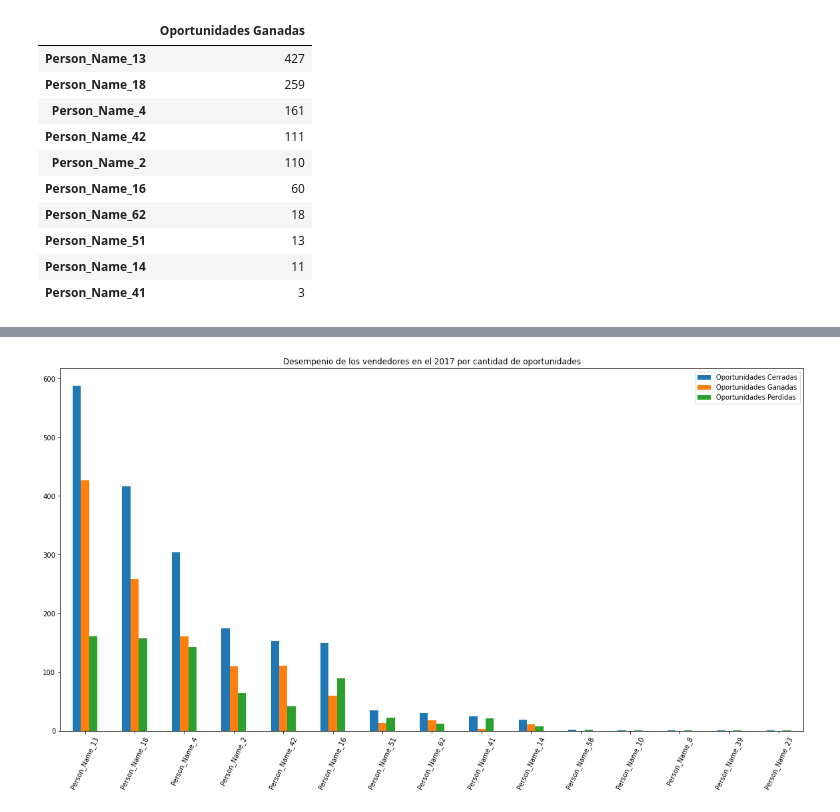
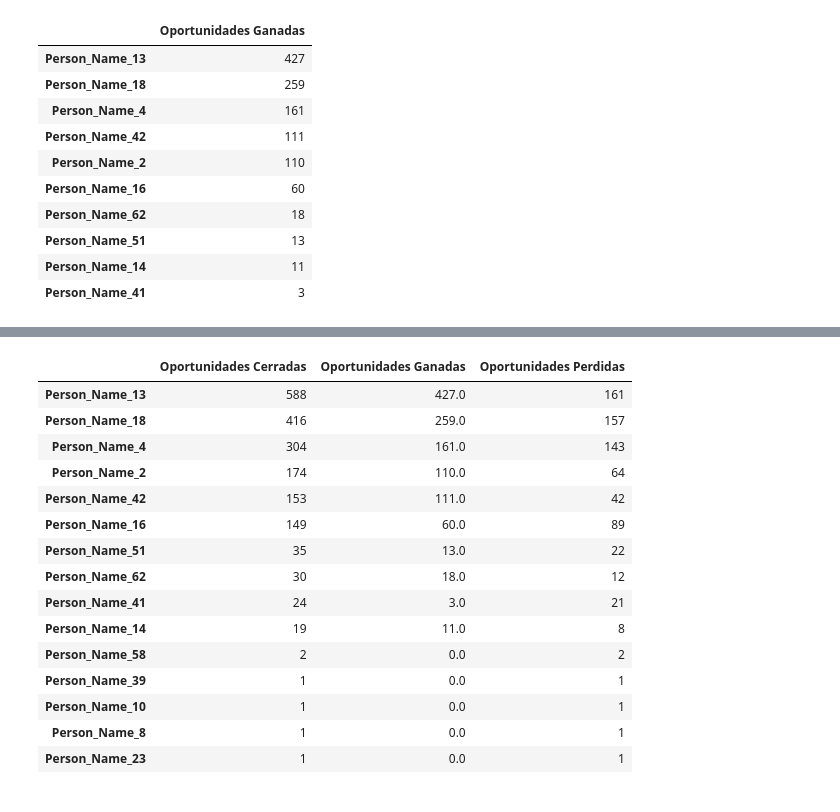
Before and after one commit to Ramaxx95/TP1-Orga-de-Datos, a Jupyter notebook: Visualizaciones/Region_EMEA.ipynb, the cells around one changed output, grey strips where cells are left out. Saved outputs shown, nothing was run; the diff lists cells and outputs as text; code cells hidden in the pictures.

Commit message:
Mostrar el data frame antes de hacer el grafico

```diff
--- a/Visualizaciones/Region_EMEA.ipynb
+++ b/Visualizaciones/Region_EMEA.ipynb
@@ -219,8 +219,22 @@ anio_2017_vendedores_perdidos
 # %%
 # Para un grafico de barras agrupado lo que vamos a hacer es a esos 3 value counts lo vamos a llevar a un data frame y ponerlos todos en un mismo lugar
 frames = [anio_2017_vendedores_totales, anio_2017_vendedores_ganados, anio_2017_vendedores_perdidos]
 grafico =  pd.concat(frames, join = 'outer', axis = 1).fillna(0)
-grafico.plot.bar( title = 'Desempenio de los vendedores en el 2017 por cantidad de oportunidades' , rot = 65, figsize = ((20,10)))
-plt.show()
+grafico
 # %% [output]
-[figure, removed]
+|  | Oportunidades Cerradas | Oportunidades Ganadas | Oportunidades Perdidas |
+| Person_Name_13 | 588 | 427.0 | 161 |
+| Person_Name_18 | 416 | 259.0 | 157 |
+| Person_Name_4 | 304 | 161.0 | 143 |
+| Person_Name_2 | 174 | 110.0 | 64 |
+| Person_Name_42 | 153 | 111.0 | 42 |
+| Person_Name_16 | 149 | 60.0 | 89 |
+| Person_Name_51 | 35 | 13.0 | 22 |
+| Person_Name_62 | 30 | 18.0 | 12 |
+| Person_Name_41 | 24 | 3.0 | 21 |
+| Person_Name_14 | 19 | 11.0 | 8 |
+| Person_Name_58 | 2 | 0.0 | 2 |
+| Person_Name_39 | 1 | 0.0 | 1 |
+| Person_Name_10 | 1 | 0.0 | 1 |
+| Person_Name_8 | 1 | 0.0 | 1 |
+| Person_Name_23 | 1 | 0.0 | 1 |
```
Also changed, not shown: parts of 8 cells of this notebook.
